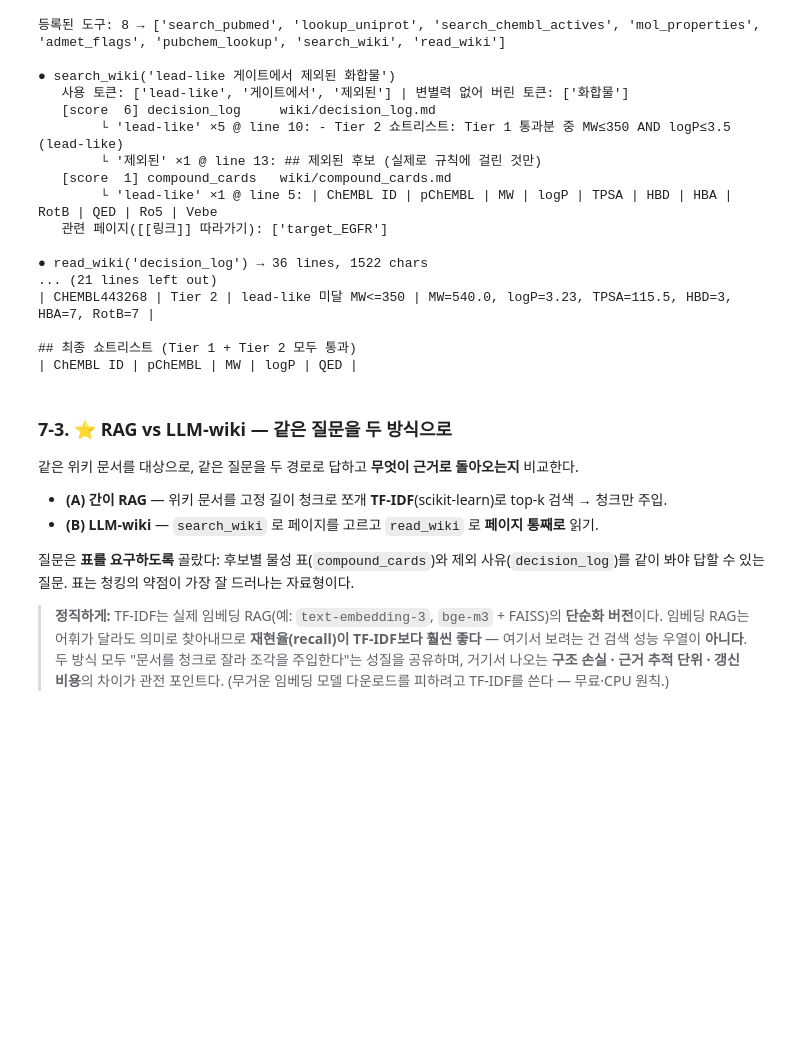
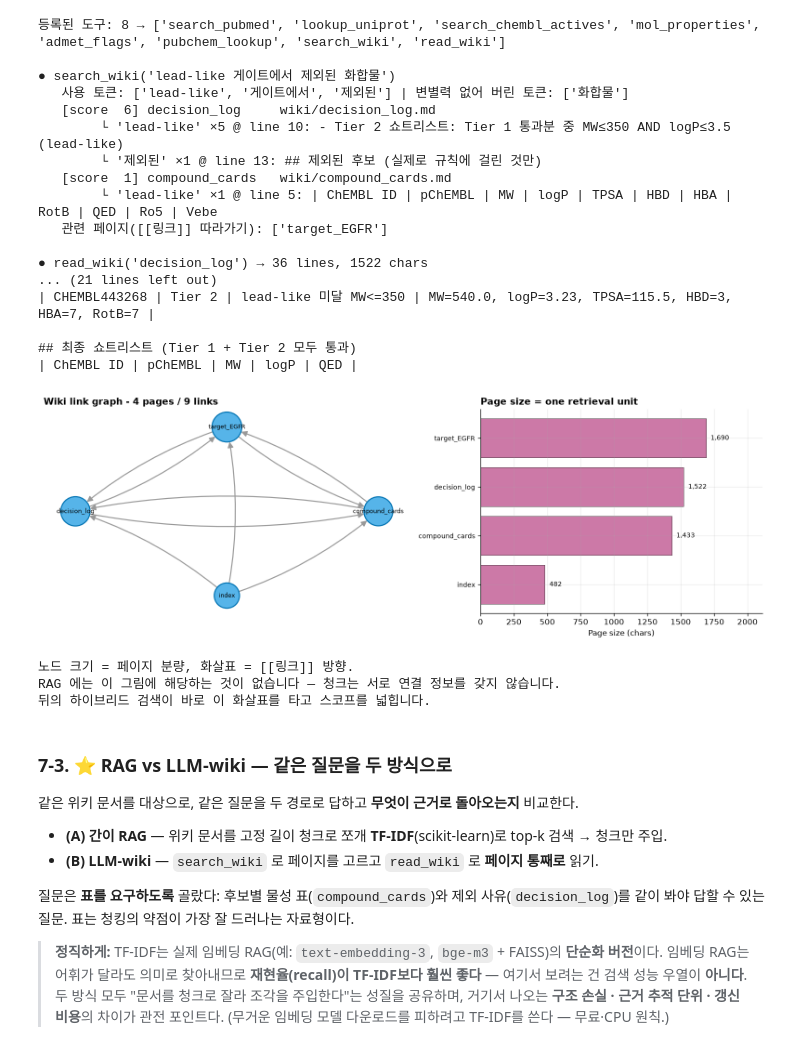
Before and after one commit to fourmodern/2026_aidrugdiscovery, a Jupyter notebook: Day06_LLM_Agent/nb1_scientific_agent.ipynb, the cells around one changed output. Cells and saved outputs as stored; diff of their text form; code cells hidden in the pictures; blank space fills up the shorter version.

```diff
--- a/Day06_LLM_Agent/nb1_scientific_agent.ipynb
+++ b/Day06_LLM_Agent/nb1_scientific_agent.ipynb
@@ -1202,6 +1517,66 @@ print("\n".join(r["content"].splitlines()[:22]))
 
 ## 최종 쇼트리스트 (Tier 1 + Tier 2 모두 통과)
 | ChEMBL ID | pChEMBL | MW | logP | QED |
+# %%
+# --- 7-2b. 위키의 [[링크]] 구조를 그래프로 ---
+# RAG 의 청크는 서로 아무 관계가 없다. 위키는 [[링크]]로 이어져 있어
+# '한 페이지에서 이웃으로 넓히기'가 가능하다 — 이 차이를 눈으로 본다.
+
+import networkx as nx
+
+_pages = _wiki_pages()
+G = nx.DiGraph()
+for p in _pages:
+    _r = read_wiki(p)
+    G.add_node(p, n_chars=_r.get("n_chars", 0))
+    for l in _r.get("links", []):
+        l = l.strip()
+        if l in _pages and l != p:
+            G.add_edge(p, l)
+
+fig, axes = plt.subplots(1, 2, figsize=(13.2, 4.6),
+                         gridspec_kw={"width_ratios": [1.3, 1]})
+
+ax = axes[0]
+if G.number_of_nodes() == 0:
+    _nodata(ax, "no wiki page")
+else:
+    pos = nx.circular_layout(G) if G.number_of_nodes() > 2 else nx.spring_layout(G, seed=42)
+    sizes = [900 + 0.35 * G.nodes[n]["n_chars"] for n in G.nodes]
+    nx.draw_networkx_edges(G, pos, ax=ax, edge_color=CB["grey"], width=1.4,
+                           arrowsize=15, connectionstyle="arc3,rad=0.10",
+                           node_size=sizes)
+    nx.draw_networkx_nodes(G, pos, ax=ax, node_size=sizes,
+                           node_color=CB["sky"], edgecolors=CB["blue"], linewidths=1.4)
+    nx.draw_networkx_labels(G, pos, ax=ax, font_size=8)
+    ax.set_title(f"Wiki link graph - {G.number_of_nodes()} pages / {G.number_of_edges()} links",
+                 loc="left", fontweight="bold")
+    ax.set_axis_off()
+
+ax = axes[1]
+if not _pages:
+    _nodata(ax, "nothing to count")
+else:
+    _sz = sorted(((p, read_wiki(p).get("n_chars", 0)) for p in _pages), key=lambda x: x[1])
+    _mx = max(n for _, n in _sz) or 1
+    ax.barh([p for p, _ in _sz], [n for _, n in _sz], color=CB["purple"],
+            edgecolor="black", linewidth=0.4)
+    for y, (_, n) in enumerate(_sz):
+        ax.text(n + _mx * 0.02, y, f"{n:,}", va="center", fontsize=8.5)
+    ax.set_xlim(0, _mx * 1.25)
+    ax.set_xlabel("Page size (chars)")
+    ax.tick_params(axis="y", labelsize=8.5)
+    ax.set_title("Page size = one retrieval unit", loc="left", fontweight="bold")
+
+plt.tight_layout(); plt.show()
+print("노드 크기 = 페이지 분량, 화살표 = [[링크]] 방향.")
+print("RAG 에는 이 그림에 해당하는 것이 없습니다 — 청크는 서로 연결 정보를 갖지 않습니다.")
+print("뒤의 하이브리드 검색이 바로 이 화살표를 타고 스코프를 넓힙니다.")
+# %% [output]
+[figure, added]
+노드 크기 = 페이지 분량, 화살표 = [[링크]] 방향.
+RAG 에는 이 그림에 해당하는 것이 없습니다 — 청크는 서로 연결 정보를 갖지 않습니다.
+뒤의 하이브리드 검색이 바로 이 화살표를 타고 스코프를 넓힙니다.
 # %% [markdown]
 ### 7-3. ⭐ RAG vs LLM-wiki — **같은 질문**을 두 방식으로
 
```
Also changed, not shown: parts of 14 cells of this notebook.
